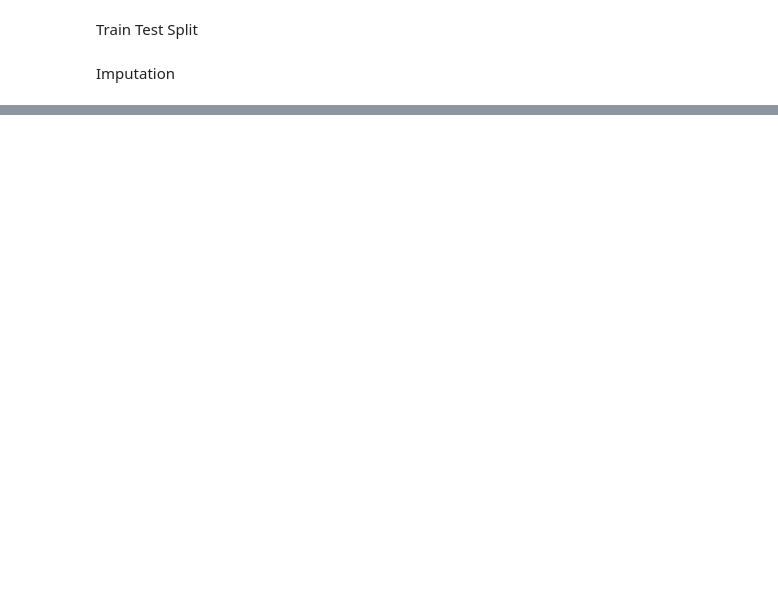
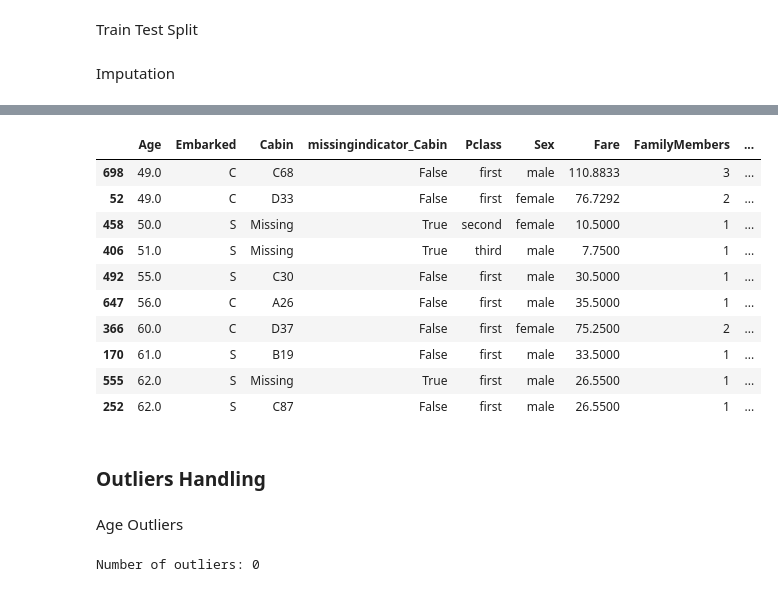
Before and after one commit to mehrab-abir/ai-ml, a Jupyter notebook: Machine Learning/Applied Machine Learning/Feature Engineering/Column Transformer/feature_engineering.ipynb, the cells around one changed output, grey strips where cells are left out. Cells and saved outputs as stored; diff of their text form; code cells hidden in the pictures; blank space fills up the shorter version.

```diff
--- a/Machine Learning/Applied Machine Learning/Feature Engineering/Column Transformer/feature_engineering.ipynb
+++ b/Machine Learning/Applied Machine Learning/Feature Engineering/Column Transformer/feature_engineering.ipynb
@@ -45,0 +89,31 @@ Imputation
+# %%
+x_train.sort_values(by='Age').tail(10)
+# %% [output]
+|  | Age | Embarked | Cabin | missingindicator_Cabin | Pclass | Sex | Fare | FamilyMembers | ... |
+| 698 | 49.0 | C | C68 | False | first | male | 110.8833 | 3 | ... |
+| 52 | 49.0 | C | D33 | False | first | female | 76.7292 | 2 | ... |
+| 458 | 50.0 | S | Missing | True | second | female | 10.5000 | 1 | ... |
+| 406 | 51.0 | S | Missing | True | third | male | 7.7500 | 1 | ... |
+| 492 | 55.0 | S | C30 | False | first | male | 30.5000 | 1 | ... |
+| 647 | 56.0 | C | A26 | False | first | male | 35.5000 | 1 | ... |
+| 366 | 60.0 | C | D37 | False | first | female | 75.2500 | 2 | ... |
+| 170 | 61.0 | S | B19 | False | first | male | 33.5000 | 1 | ... |
+| 555 | 62.0 | S | Missing | True | first | male | 26.5500 | 1 | ... |
+| 252 | 62.0 | S | C87 | False | first | male | 26.5500 | 1 | ... |
+# %% [markdown]
+### Outliers Handling
+# %% [markdown]
+Age Outliers
+# %%
+mean_age = x_train['Age'].mean()
+std_age = x_train['Age'].std()
+
+x_train['z_score_age'] = (x_train['Age']-mean_age)/std_age
+
+outliers_age = x_train[abs(x_train['z_score_age'])>3]
+
+print(f"Number of outliers: {len(outliers_age)}")
+# display(outliers_age)
+# x_train.sort_values(by='Age').tail(10)
+# %% [output]
+Number of outliers: 0
```
Also changed, not shown: parts of 12 cells of this notebook.
